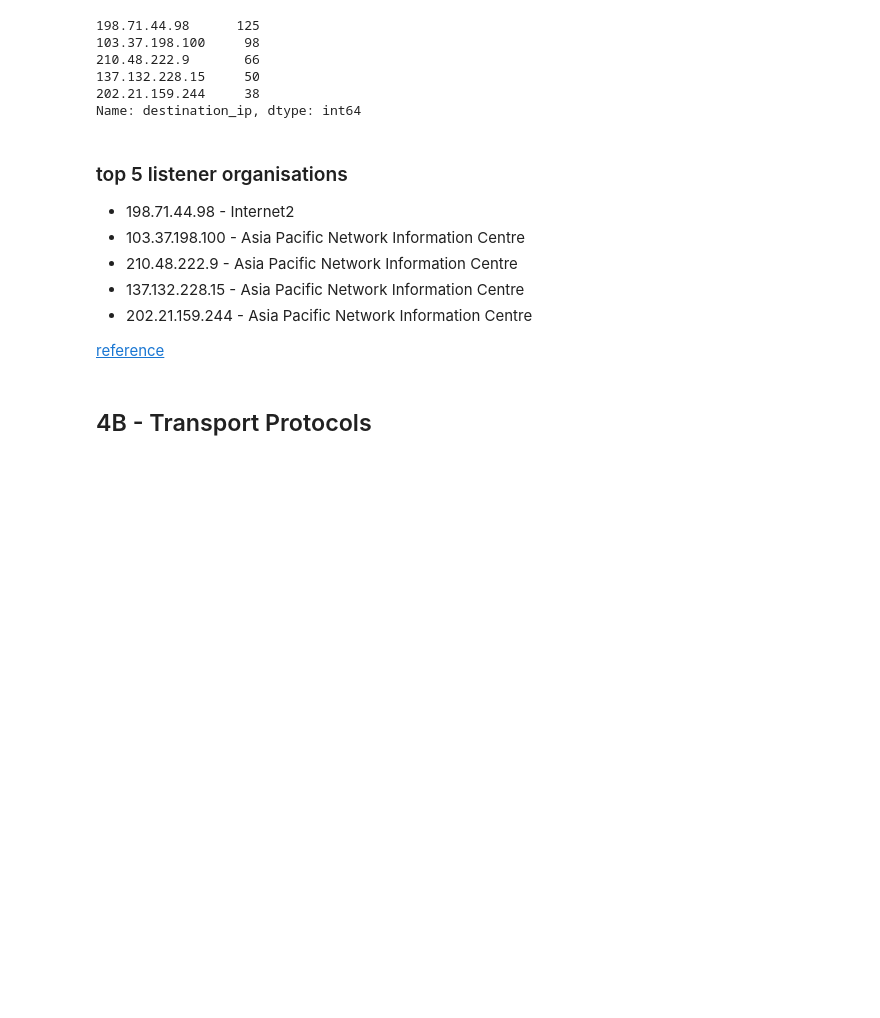
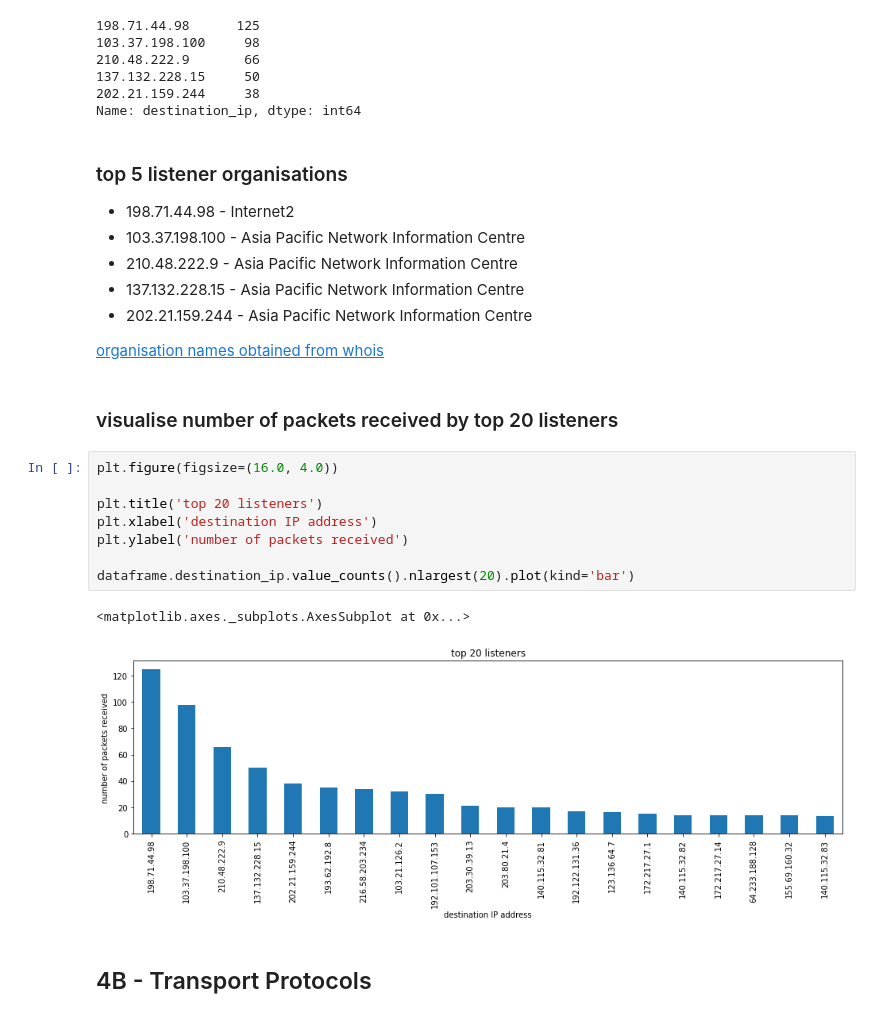
Before and after one commit to NgoJunHaoJason/CZ3006, a Jupyter notebook: lab_4/analyse_small_data.ipynb, the cells around one changed output. Cells and saved outputs as stored; diff of their text form; blank space fills up the shorter version.

```diff
--- a/lab_4/analyse_small_data.ipynb
+++ b/lab_4/analyse_small_data.ipynb
@@ -130,7 +146,20 @@ Name: destination_ip, dtype: int64
 - 137.132.228.15 - Asia Pacific Network Information Centre
 - 202.21.159.244 - Asia Pacific Network Information Centre
 
-[reference](https://who.is/)
+[organisation names obtained from whois](https://who.is/)
+# %% [markdown]
+### visualise number of packets received by top 20 listeners
+# %%
+plt.figure(figsize=(16.0, 4.0))
+
+plt.title('top 20 listeners')
+plt.xlabel('destination IP address')
+plt.ylabel('number of packets received')
+
+dataframe.destination_ip.value_counts().nlargest(20).plot(kind='bar')
+# %% [output]
+<matplotlib.axes._subplots.AxesSubplot at 0x...>
+[figure, added]
 # %% [markdown]
 ## 4B - Transport Protocols
 # %%
```
Also changed, not shown: parts of 22 cells of this notebook.
